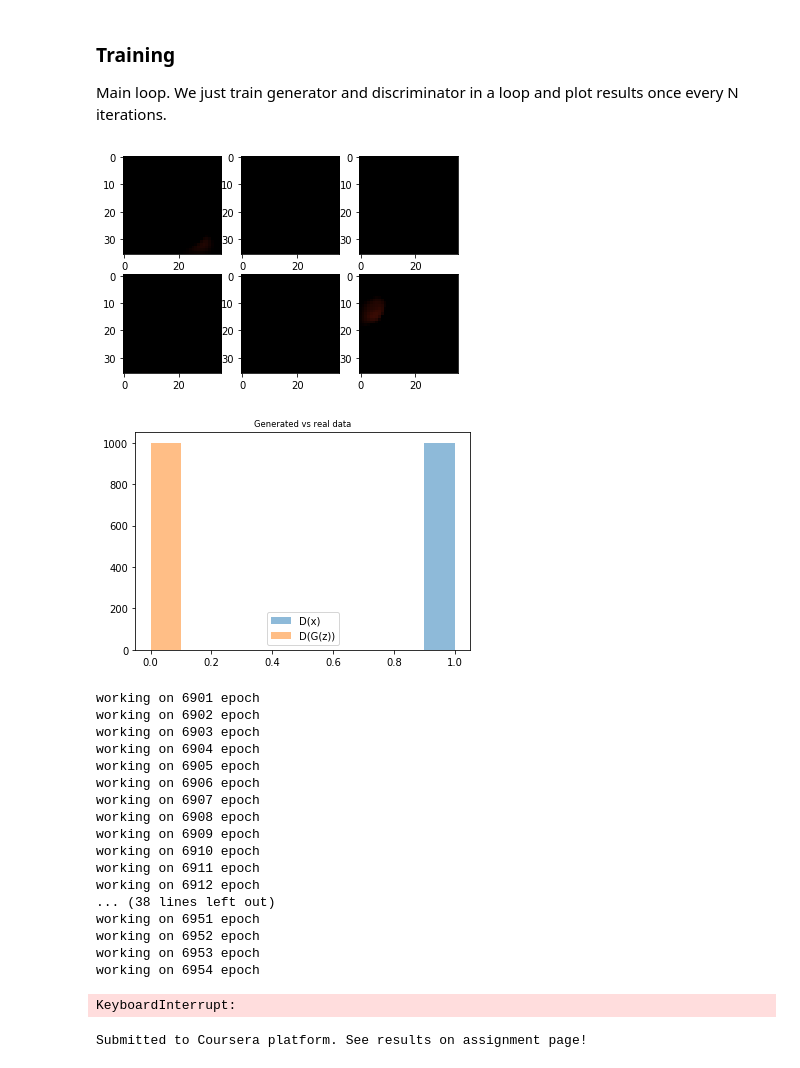
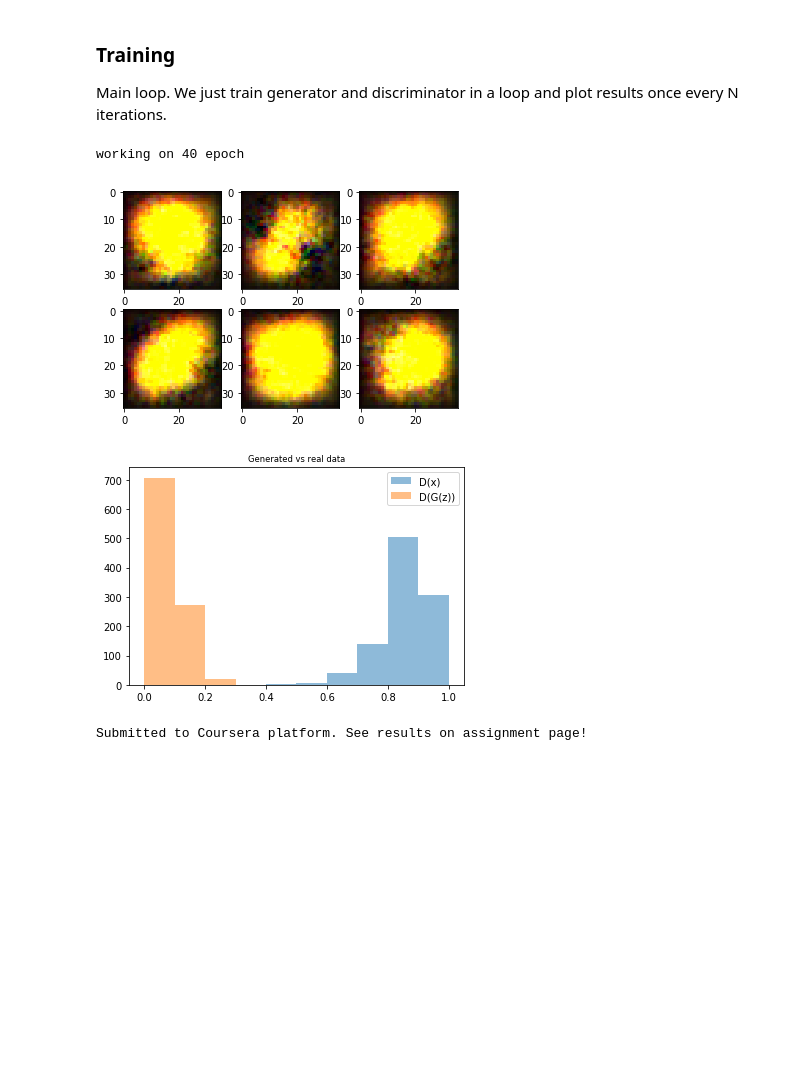
Before and after one commit to las1982/intro-to-dl, a Jupyter notebook: week4/Adversarial-task.ipynb, the cells around one changed output. Drawn from its saved outputs; the diff is of its cells as text; code cells hidden in the pictures; blank space fills up the shorter version.

```diff
--- a/week4/Adversarial-task.ipynb
+++ b/week4/Adversarial-task.ipynb
@@ -112,3 +97,27 @@ keep_dims is deprecated, use keepdims instead
+# %%
+discriminator = Sequential()
+
+discriminator.add(L.InputLayer(IMG_SHAPE))
+
+# <build discriminator body>
+discriminator.add(L.Conv2D(32, (3,3), padding="same", activation="elu"))
+discriminator.add(L.pooling.MaxPool2D())
+
+discriminator.add(L.Conv2D(64, (3,3), padding="same", activation="elu"))
+discriminator.add(L.pooling.MaxPool2D())
+
+discriminator.add(L.Conv2D(128, (3,3), padding="same", activation="elu"))
+discriminator.add(L.pooling.MaxPool2D())
+
+discriminator.add(L.Conv2D(256, (3,3), padding="same", activation="elu"))
+discriminator.add(L.pooling.MaxPool2D())
+
+# discriminator.add(L.Flatten())
+# discriminator.add(L.Dense(code_size, activation="elu"))
+
+discriminator.add(L.Flatten())
+discriminator.add(L.Dense(256,activation='tanh'))
+discriminator.add(L.Dense(2,activation=tf.nn.log_softmax))
 # %% [markdown]
 # Training
 
@@ -159,9 +164,7 @@ keep_dims is deprecated, use keepdims instead
 ########################
 
 # <generator loss>
-g_loss = -tf.reduce_mean(logp_real[:,1] + logp_gen[:,0])
-#regularize
-g_loss += tf.reduce_mean(generator.layers[-1].kernel**2)
+g_loss = -tf.reduce_max(logp_gen[:,1])
 
 gen_optimizer = tf.train.AdamOptimizer(1e-4).minimize(g_loss,var_list=generator.trainable_weights)
 # %%
@@ -204,44 +207,30 @@ We just train generator and discriminator in a loop and plot results once every
 # %%
 from IPython import display
 from tqdm import tnrange
 
 for epoch in tnrange(15000):
 
     feed_dict = {
         real_data:sample_data_batch(100),
         noise:sample_noise_batch(100)
     }
-    print("working on", epoch, "epoch")
+
     for i in range(5):
         s.run(disc_optimizer,feed_dict)
 
+#     print("working on", epoch, "epoch")
+
     s.run(gen_optimizer,feed_dict)
 
-    if epoch %100==0:
+    if epoch %5==0:
         display.clear_output(wait=True)
+        print("working on", epoch, "epoch")
         sample_images(2,3,True)
         sample_probas(1000)
 # %% [output]
+working on 40 epoch
-[figure, old version]
+[figure, new version]
-[figure, old version]
+[figure, new version]
-working on 6901 epoch
-working on 6902 epoch
-working on 6903 epoch
-working on 6904 epoch
-working on 6905 epoch
-working on 6906 epoch
-working on 6907 epoch
-working on 6908 epoch
-working on 6909 epoch
-working on 6910 epoch
-working on 6911 epoch
-working on 6912 epoch
-... (38 lines left out)
-working on 6951 epoch
-working on 6952 epoch
-working on 6953 epoch
-working on 6954 epoch
-KeyboardInterrupt:
 # %%
 from submit_honor import submit_honor
 submit_honor((generator, discriminator), "aliaksandrlashkov@gmail.com", "ABLahnLk55iUPi5C")
```
Also changed, not shown: parts of 6 cells of this notebook.
